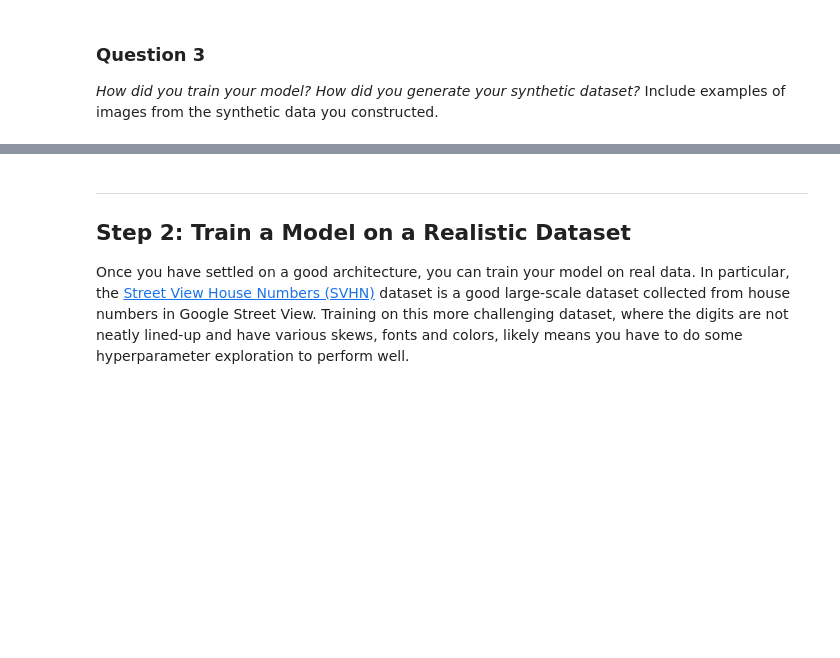
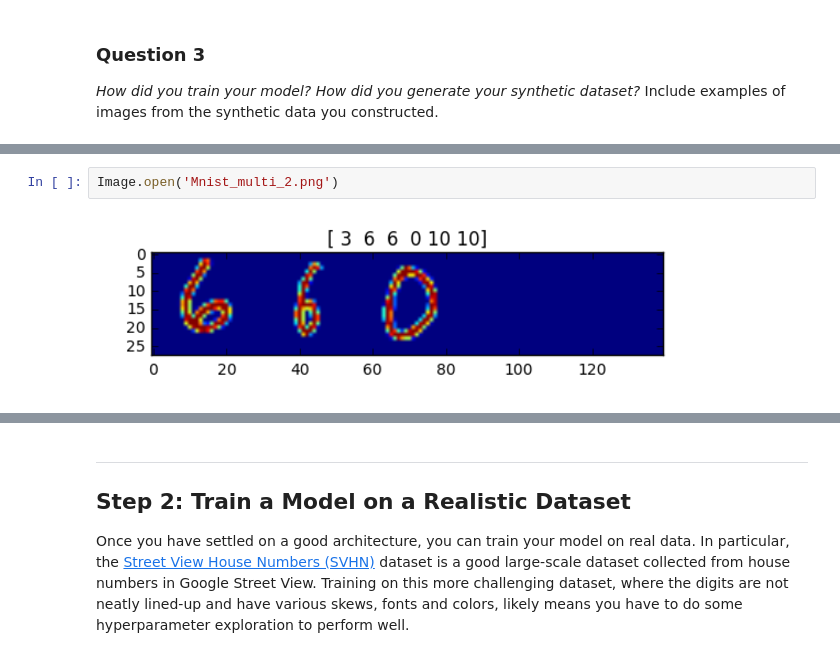
Before and after one commit to himanshubabal/Google-Street-View-House-Numbers, a Jupyter notebook: digit_recognition.ipynb, the cells around one changed output, grey strips where cells are left out. Cells and saved outputs as stored; diff of their text form; blank space fills up the shorter version.

```diff
--- a/digit_recognition.ipynb
+++ b/digit_recognition.ipynb
@@ -39,0 +109,4 @@ _How did you train your model? How did you generate your synthetic dataset?_ Inc
+# %%
+Image.open('Mnist_multi_2.png')
+# %% [output]
+[figure, added]
```
Also changed, not shown: parts of 40 cells of this notebook, 57 other files.
